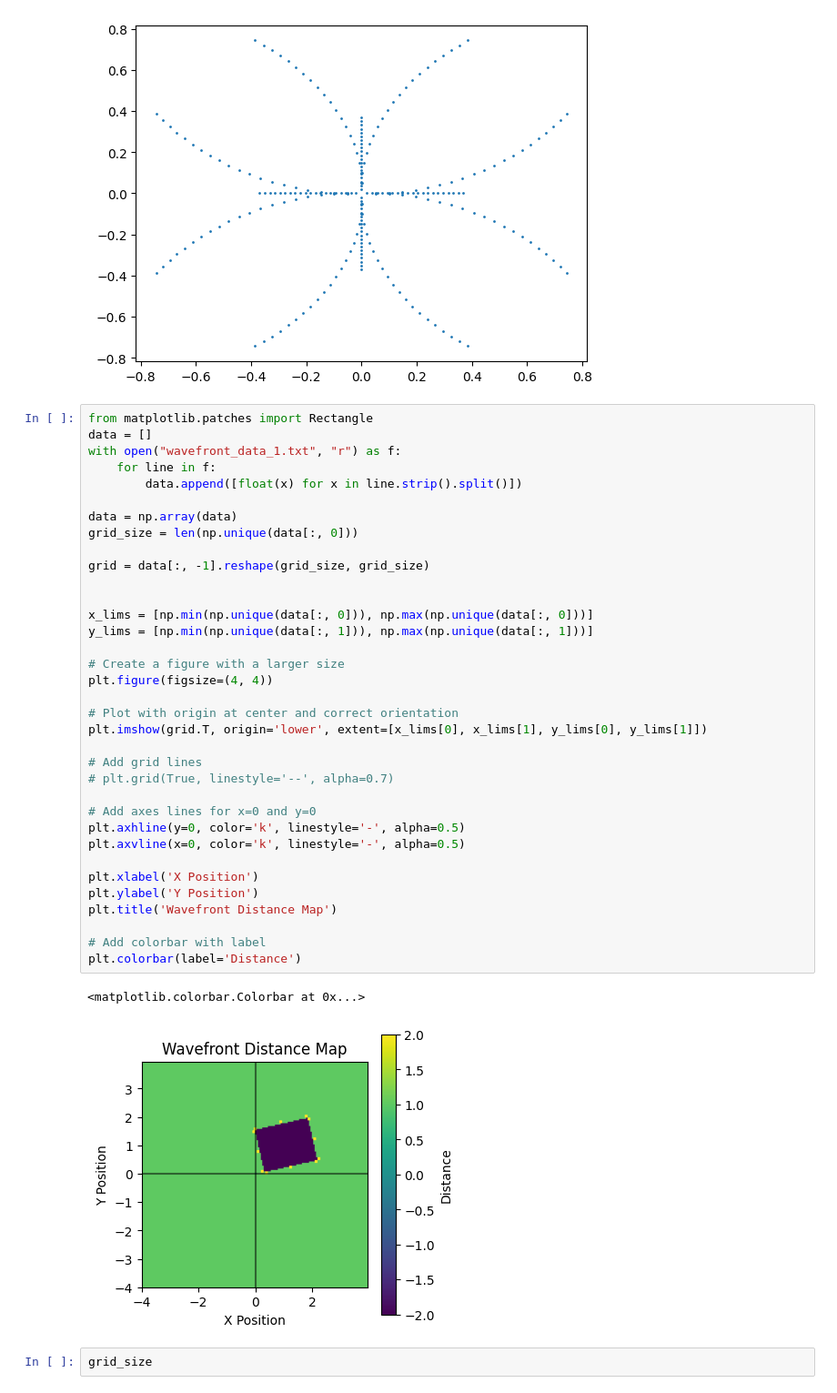
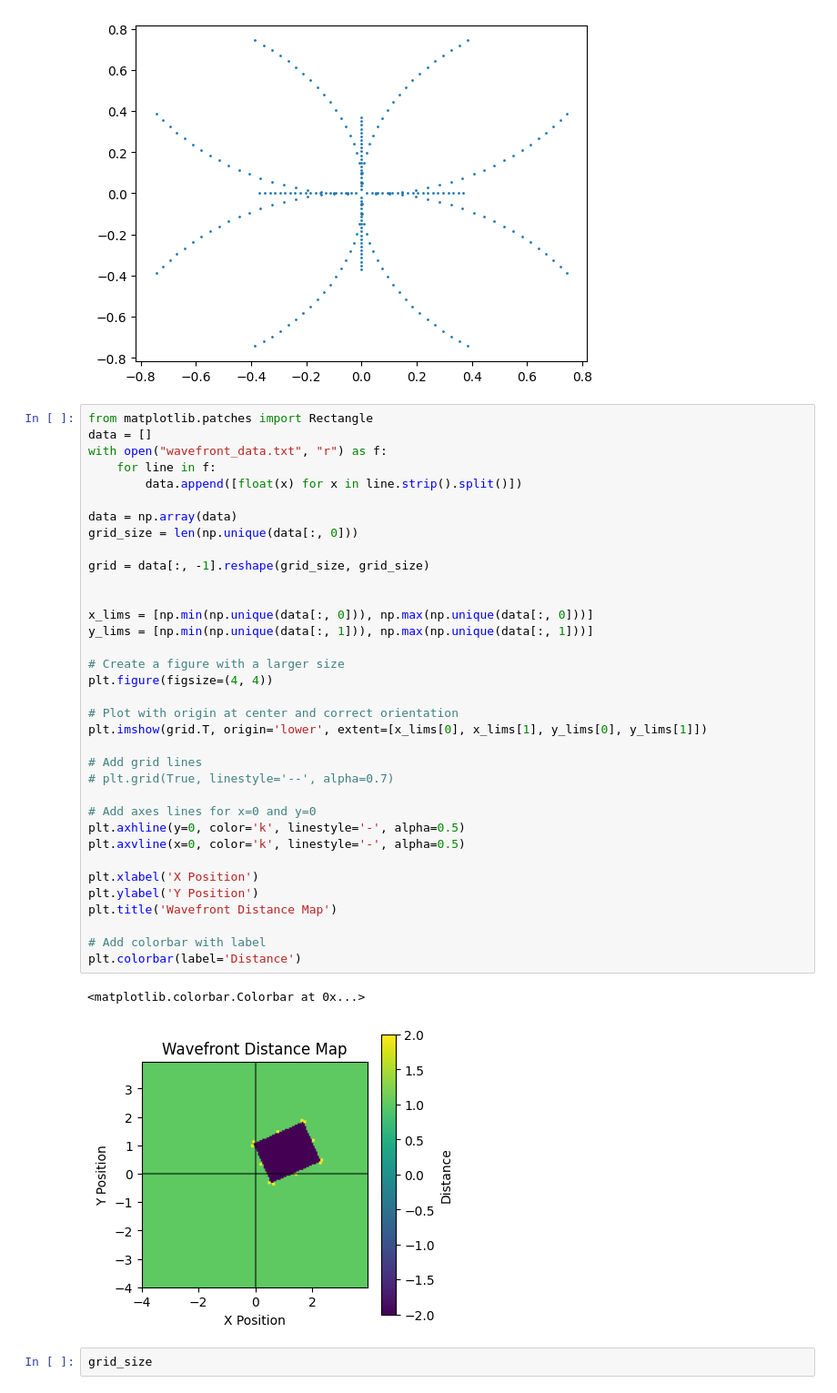
Before and after one commit to PRX-Kinodynamic/ML4KP-devel, a Jupyter notebook: vis.ipynb, the cells around one changed output. Shown: that part at 91% size. Drawn from its saved outputs; the diff is of its cells as text.

```diff
--- a/vis.ipynb
+++ b/vis.ipynb
@@ -143,41 +143,41 @@ plt.scatter(lines[:, 0], lines[:, 1], s=1)
 # %%
 from matplotlib.patches import Rectangle
 data = []
-with open("wavefront_data_1.txt", "r") as f:
+with open("wavefront_data.txt", "r") as f:
     for line in f:
         data.append([float(x) for x in line.strip().split()])
 
 data = np.array(data)
 grid_size = len(np.unique(data[:, 0]))
 
 grid = data[:, -1].reshape(grid_size, grid_size)
 
 
 x_lims = [np.min(np.unique(data[:, 0])), np.max(np.unique(data[:, 0]))]
 y_lims = [np.min(np.unique(data[:, 1])), np.max(np.unique(data[:, 1]))]
 
 # Create a figure with a larger size
 plt.figure(figsize=(4, 4))
 
 # Plot with origin at center and correct orientation
 plt.imshow(grid.T, origin='lower', extent=[x_lims[0], x_lims[1], y_lims[0], y_lims[1]])
 
 # Add grid lines
 # plt.grid(True, linestyle='--', alpha=0.7)
 
 # Add axes lines for x=0 and y=0
 plt.axhline(y=0, color='k', linestyle='-', alpha=0.5)
 plt.axvline(x=0, color='k', linestyle='-', alpha=0.5)
 
 plt.xlabel('X Position')
 plt.ylabel('Y Position')
 plt.title('Wavefront Distance Map')
 
 # Add colorbar with label
 plt.colorbar(label='Distance')
 # %% [output]
 <matplotlib.colorbar.Colorbar at 0x...>
-[figure, old version]
+[figure, new version]
 # %%
 grid_size
 # %% [output]
```
Also changed, not shown: parts of 3 cells of this notebook, 9 other files.
